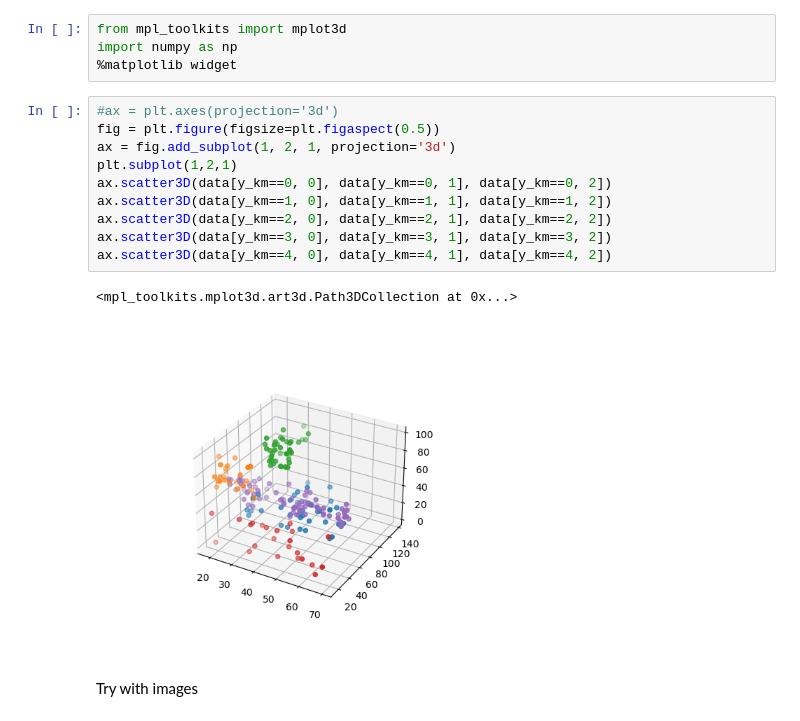
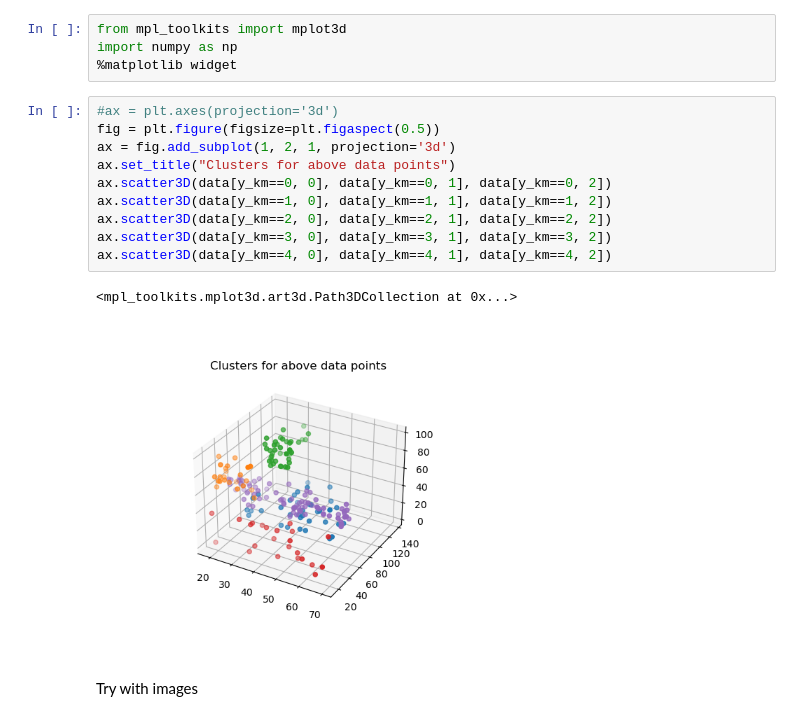
Before and after one commit to hwaseem04/LabSolutions, a Jupyter notebook: Semester-IV/MLT/Ex6/K-Means Clustering.ipynb, the cells around one changed output. Cells and saved outputs as stored; diff of their text form.

Commit message:
Add proper titles and remove unwanted cells

```diff
--- a/Semester-IV/MLT/Ex6/K-Means Clustering.ipynb
+++ b/Semester-IV/MLT/Ex6/K-Means Clustering.ipynb
@@ -124,16 +124,16 @@ import numpy as np
 # %%
 #ax = plt.axes(projection='3d')
 fig = plt.figure(figsize=plt.figaspect(0.5))
 ax = fig.add_subplot(1, 2, 1, projection='3d')
-plt.subplot(1,2,1)
+ax.set_title("Clusters for above data points")
 ax.scatter3D(data[y_km==0, 0], data[y_km==0, 1], data[y_km==0, 2])
 ax.scatter3D(data[y_km==1, 0], data[y_km==1, 1], data[y_km==1, 2])
 ax.scatter3D(data[y_km==2, 0], data[y_km==2, 1], data[y_km==2, 2])
 ax.scatter3D(data[y_km==3, 0], data[y_km==3, 1], data[y_km==3, 2])
 ax.scatter3D(data[y_km==4, 0], data[y_km==4, 1], data[y_km==4, 2])
 # %% [output]
 <mpl_toolkits.mplot3d.art3d.Path3DCollection at 0x...>
-[figure, old version]
+[figure, new version]
 # %% [markdown]
 
 Try with images
```
Also changed, not shown: parts of 3 cells of this notebook.
